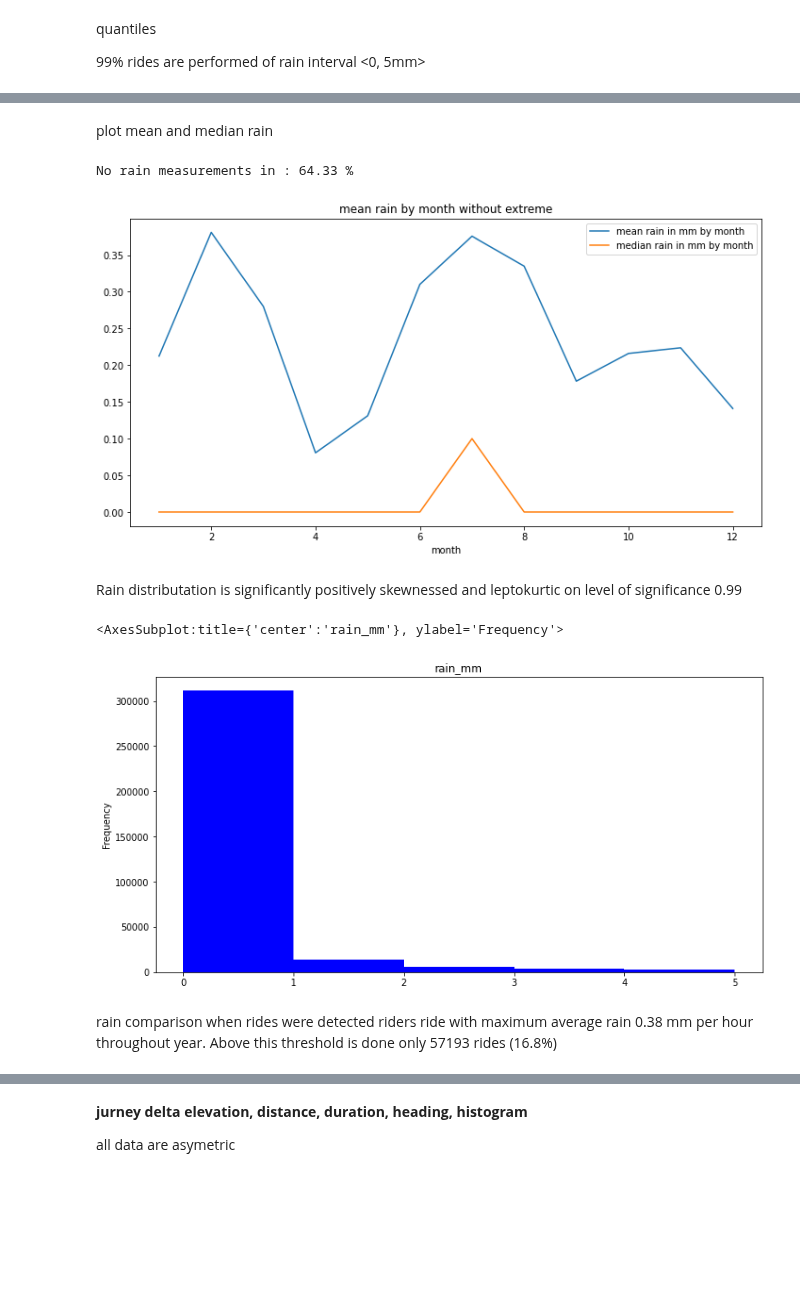
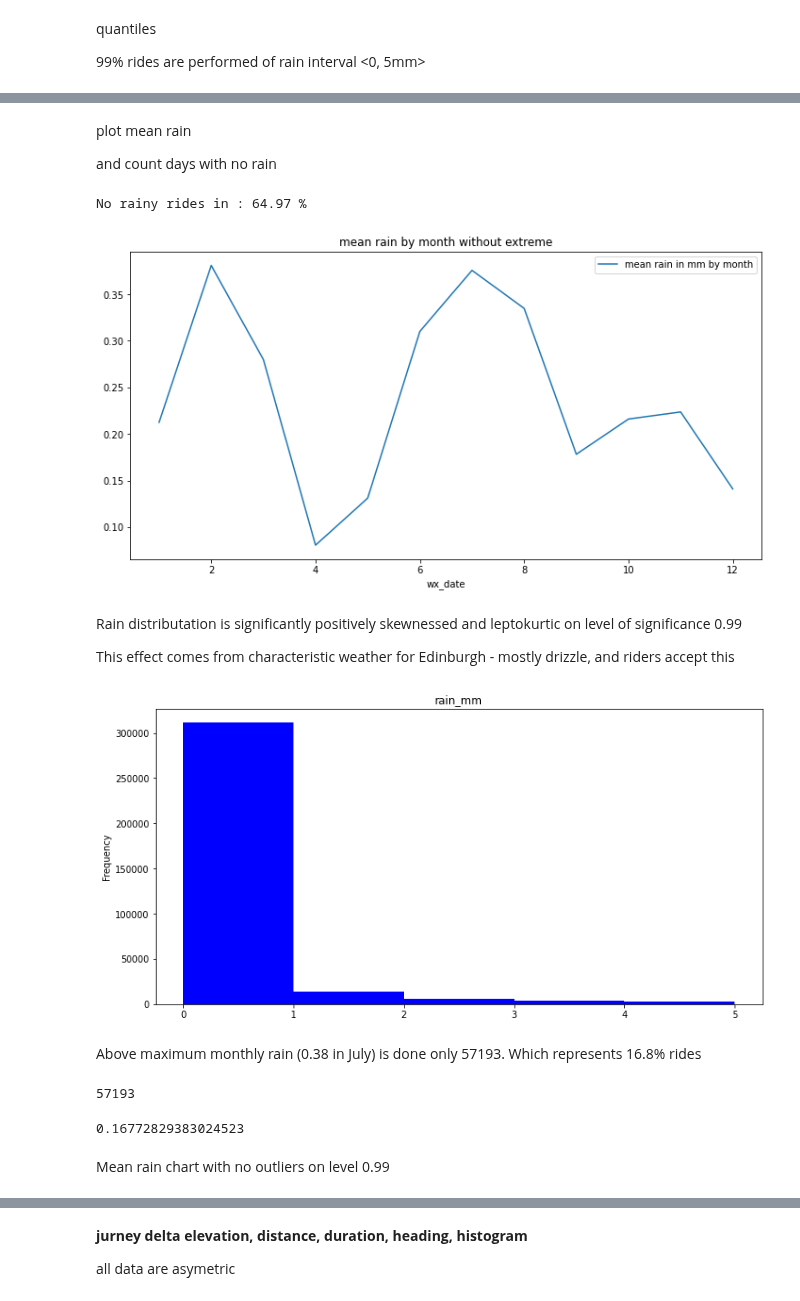
Before and after one commit to daim77/python_BI_analysis_bike_sharing, a Jupyter notebook: results.ipynb, the cells around one changed output, grey strips where cells are left out. Cells and saved outputs as stored; diff of their text form; code cells hidden in the pictures; blank space fills up the shorter version.

```diff
--- a/results.ipynb
+++ b/results.ipynb
@@ -535,14 +525,13 @@ quantiles
 
 99% rides are performed of rain interval <0, 5mm>
 # %%
-q_hi = df1['rain_mm'].quantile(0.99)
-q_low = df1['rain_mm'].quantile(0.01)
+q_hi = full_data_df['rain_mm'].quantile(0.99)
+q_low = full_data_df['rain_mm'].quantile(0.01)
 print('level of significance 0.99: ', q_hi)
 print('level of significance 0.01: ', q_low)
-# df1.loc[(df1['rain_mm'] <= q_hi) & (df1['rain_mm'] >= q_low), :]\
-#     .boxplot(by='month', column=['rain_mm'], grid=False, figsize=(12,12))
-df1.loc[(df1['rain_mm'] <= q_hi) & (df1['rain_mm'] >= q_low), ['rain_mm']]\
-    .boxplot(grid=False, figsize=(12,12))
+
+full_data_df.loc[(full_data_df['rain_mm'] <= q_hi) & (full_data_df['rain_mm'] >= q_low), ['rain_mm']]\
+    .boxplot(grid=False, figsize=(12,12));
 # %% [output]
 level of significance 0.99:  5.0
 level of significance 0.01:  0.0
@@ -570,26 +571,41 @@ month
 # %% [markdown]
-plot mean and median rain
+plot mean rain
+
+and count days with no rain
 # %%
-df1.loc[(df1['rain_mm'] <= q_hi) & (df1['rain_mm'] >= q_low), :].groupby('month')['rain_mm'].mean()\
+df1 = full_data_df.loc[(full_data_df['rain_mm'] <= q_hi) & (full_data_df['rain_mm'] >= q_low), :]
+
+full_data_df.loc[(full_data_df['rain_mm'] <= q_hi)
+                 & (full_data_df['rain_mm'] >= q_low), :].groupby(full_data_df['wx_date'].dt.month)['rain_mm']\
+    .mean()\
     .plot(legend=True, figsize=(12,6), title='mean rain by month without extreme', label='mean rain in mm by month')
-df1.loc[(df1['rain_mm'] <= q_hi) & (df1['rain_mm'] >= q_low), :].groupby('month')['rain_mm'].median()\
-    .plot(legend=True, figsize=(12,6), title='mean rain by month without extreme', label='median rain in mm by month')
+
 
 total = df1.shape[0]
 no_rain = round(df1.loc[df1['rain_mm'] == 0, ['rain_mm']].count() / total * 100, 2)
-print('No rain measurements in : ' + str(no_rain.values[0]) + ' %' )
+print('No rainy rides in : ' + str(no_rain.values[0]) + ' %' )
 # %% [output]
-No rain measurements in : 64.33 %
+No rainy rides in : 64.97 %
-[figure, old version]
+[figure, new version]
 # %% [markdown]
 Rain distributation is significantly positively skewnessed and leptokurtic on level of significance 0.99
+
+This effect comes from characteristic weather for Edinburgh - mostly drizzle, and riders accept this
 # %%
-df1.loc[(df1['rain_mm'] <= q_hi) & (df1['rain_mm'] >= q_low), 'rain_mm'].plot.hist(figsize=(12, 6), color='blue', bins=5, title='rain_mm')
+df1.loc[(df1['rain_mm'] <= q_hi) & (df1['rain_mm'] >= q_low), 'rain_mm']\
+    .plot.hist(figsize=(12, 6), color='blue', bins=5, title='rain_mm');
 # %% [output]
-<AxesSubplot:title={'center':'rain_mm'}, ylabel='Frequency'>
 [figure]
-# %% [markdown]
-rain comparison when rides were detected
-riders ride with maximum average rain 0.38 mm per hour throughout year.
-Above this threshold is done only 57193 rides (16.8%)
+# %% [markdown]
+Above maximum monthly rain (0.38 in July) is done only 57193. Which represents 16.8% rides
+# %%
+df1.loc[df1['rain_mm'] > 0.38, ['rain_mm']].count()[0]
+# %% [output]
+57193
+# %%
+df1.loc[df1['rain_mm'] > 0.38, ['rain_mm']].count()[0] / full_data_df.shape[0]
+# %% [output]
+0.16772829383024523
+# %% [markdown]
+Mean rain chart with no outliers on level 0.99
 # %%
```
Also changed, not shown: parts of 12 cells of this notebook.
